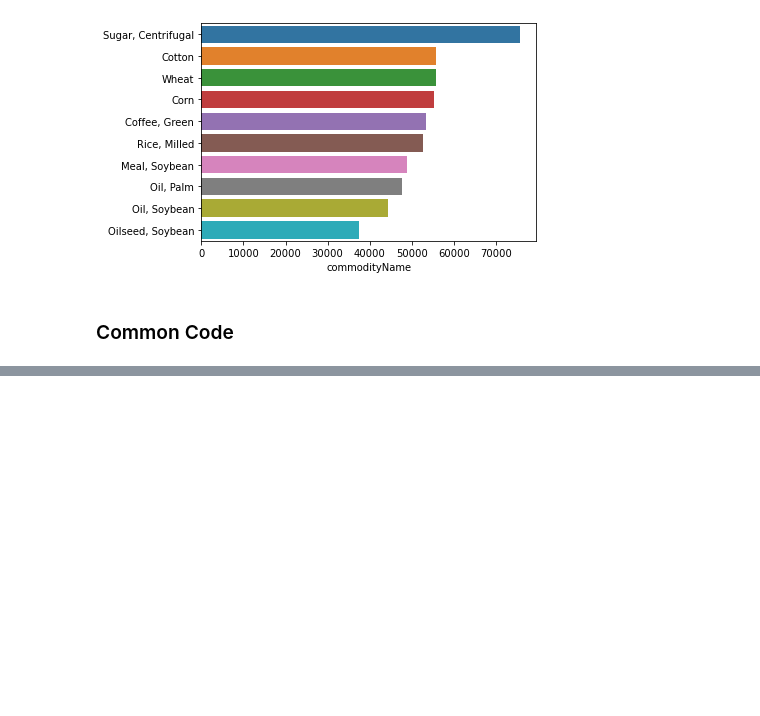
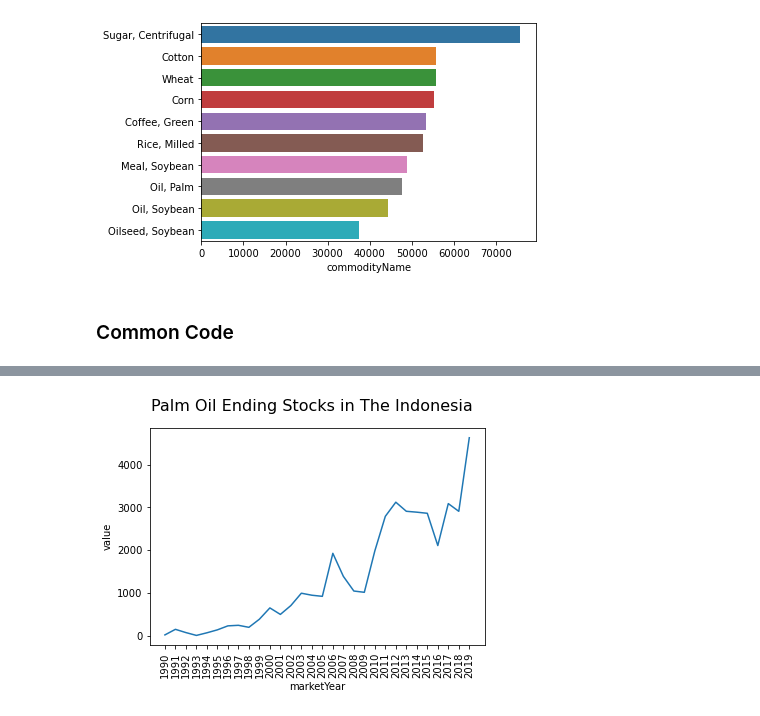
Before and after one commit to DmitriyKhodykin/AgroUS, a Jupyter notebook: notebooks/analytics.ipynb, the cells around one changed output, grey strips where cells are left out. Drawn from its saved outputs; the diff is of its cells as text; code cells hidden in the pictures; blank space fills up the shorter version.

```diff
--- a/notebooks/analytics.ipynb
+++ b/notebooks/analytics.ipynb
@@ -303,0 +153,7 @@ plt.show();
+# %%
+# Ending Stocks in the Indonesia
+palm_oil_ending_stocks_id = data[(data['commodityName'] == 'Oil, Palm') & \
+                                 (data['attributeName'] == 'Ending Stocks') & \
+                                 (data['countryCode'] == 'ID')] \
+                                  [['countryCode', 'marketYear', 'calendarYear',
+                                    'month', 'value', 'unitDescription']]
@@ -303,0 +169,9 @@ plt.show();
+# %%
+show_plot(
+    palm_oil_ending_stocks_id,
+    'marketYear',
+    'value',
+    'Palm Oil Ending Stocks in The Indonesia'
+    )
+# %% [output]
+[figure, added]
```
Also changed, not shown: parts of 69 cells of this notebook.
